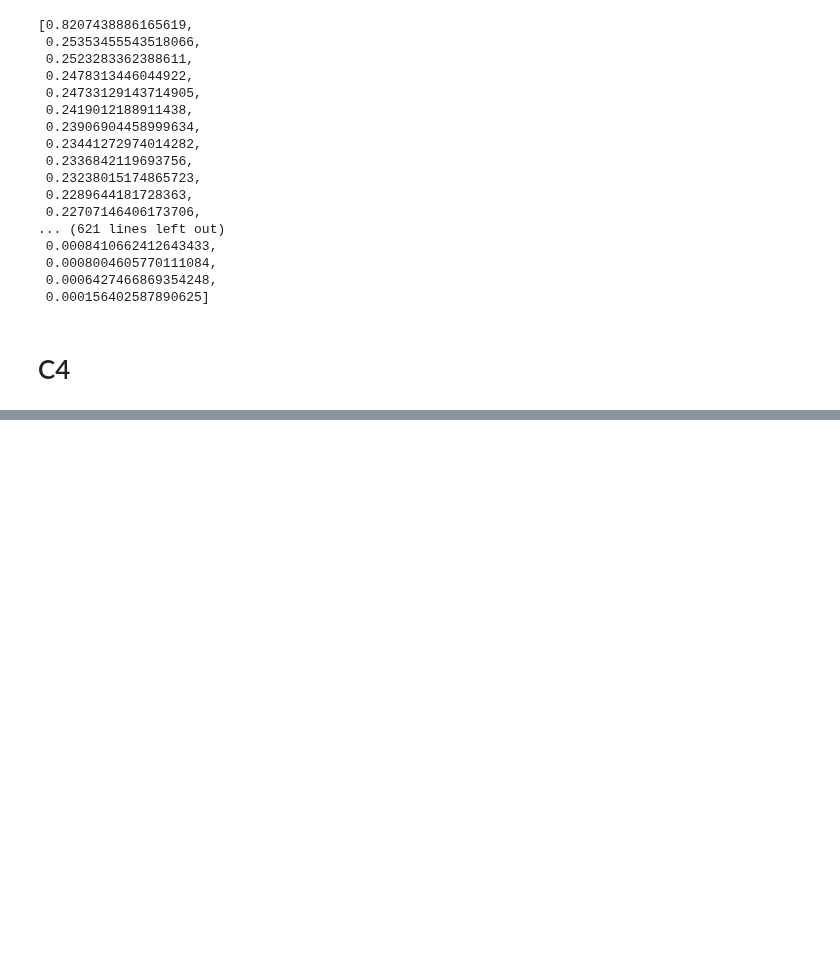
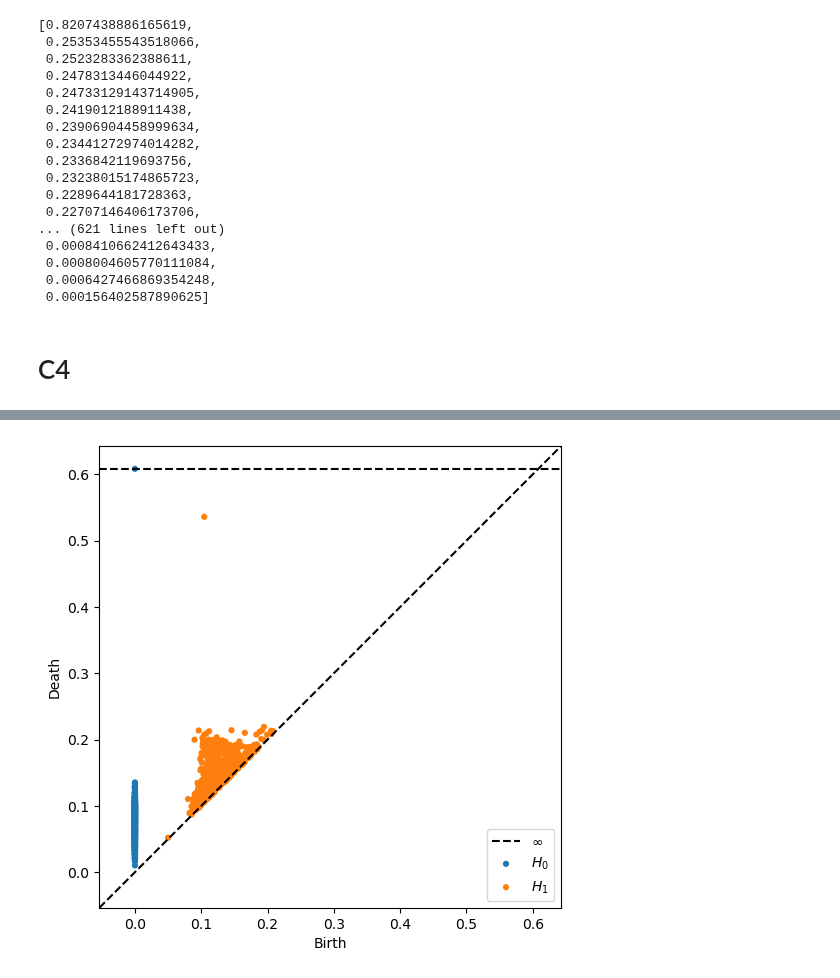
Before and after one commit to kyleormsby/persistent-symmetry, a Jupyter notebook: studentDemos/Olivia_demos/fund_domain.ipynb, the cells around one changed output, grey strips where cells are left out. Cells and saved outputs as stored; diff of their text form; code cells hidden in the pictures; blank space fills up the shorter version.

```diff
--- a/studentDemos/Olivia_demos/fund_domain.ipynb
+++ b/studentDemos/Olivia_demos/fund_domain.ipynb
@@ -249,0 +275,5 @@ for i in range(1000):
+# %%
+output = ripser(M, maxdim = 1, coeff = 3, distance_matrix = True)
+plot_dgms(output)
+# %% [output]
+[figure, added]
```
Also changed, not shown: parts of 15 cells of this notebook.
